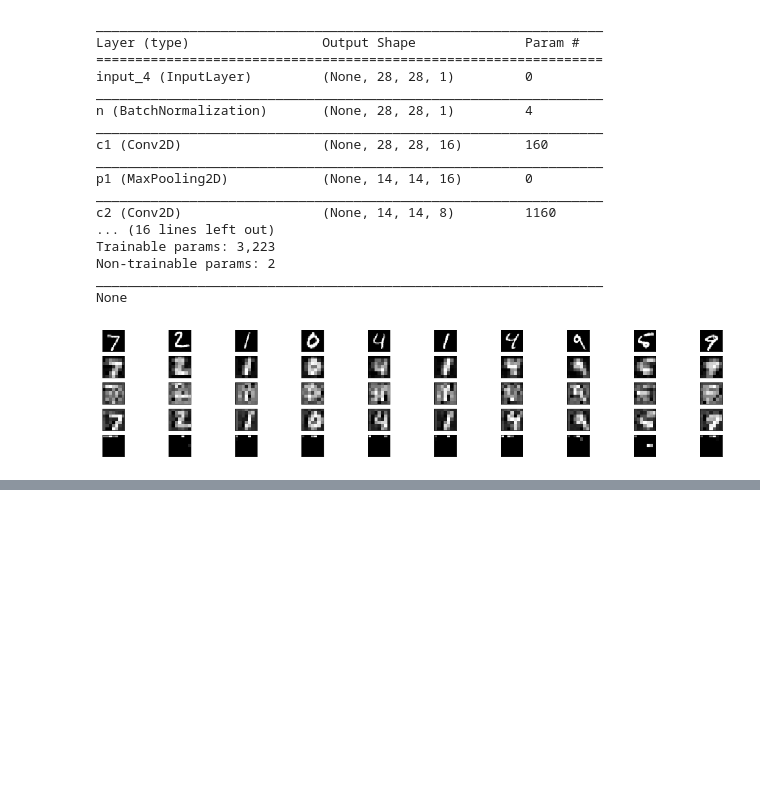
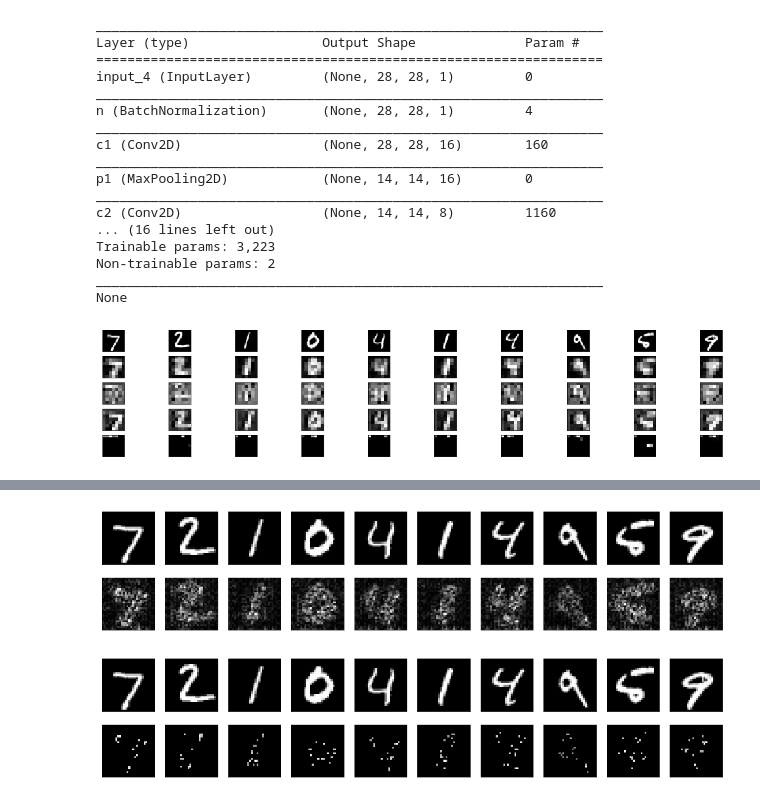
Before and after one commit to xo63der/MA, a Jupyter notebook: Code/CAE/conv_AE.ipynb, the cells around one changed output, grey strips where cells are left out. Drawn from its saved outputs; the diff is of its cells as text; code cells hidden in the pictures; blank space fills up the shorter version.

```diff
--- a/Code/CAE/conv_AE.ipynb
+++ b/Code/CAE/conv_AE.ipynb
@@ -348,2 +348,54 @@ show_imgs(x_9_test,it_temp)
+# %%
+def getMaxGrads(input_set, model, layer_name, nof):
+
+    layer_dict = dict([(layer.name, layer) for layer in model.layers[1:]])
+
+    out = np.zeros((len(input_set),len(input_set[0]),len(input_set[0][0])))
+
+    for i in range(nof):
+        filter_index = i  # can be any integer from 0 to 511, as there are 512 filters in that layer
+
+        layer_output = layer_dict[layer_name].output
+        loss = K.mean(layer_output[:, :, :, filter_index])
+
+        # compute the gradient of the input picture wrt this loss
+        grads = K.gradients(loss, input_img)[0]
+
+        # normalization trick: we normalize the gradient
+        grads /= (K.sqrt(K.mean(K.square(grads))) + 1e-5)  ### normalize? ... later
+
+        # this function returns the loss and grads given the input picture
+        iterate = K.function([input_img], [loss, grads])
+
+        it = iterate([input_set])
+
+        len1=len(out)
+        len2=len(out[0])
+        len3=len(out[0][0])
+
+        for j in range(len1):
+            for k in range(len2):
+                for l in range(len3):
+                    if abs(it[1][j][k][l]) > out[j][k][l]:   #abs()?
+                       out[j][k][l]=abs(it[1][j][k][l])
+
+        return out
+
+out = getMaxGrads(x_9_test, autoencoder, 'c3', 4)
+
+show_imgs(x_9_test,out)
+
+it_temp=np.zeros((10000,28,28))
+for i in range(10000):
+    q=np.percentile(out[i],98)
+    for j in range(28):
+        for k in range(28):
+            if(out[i][j][k]>q):
+               it_temp[i][j][k]=out[i][j][k]
+
+show_imgs(x_9_test,it_temp)
+# %% [output]
+[figure, added]
+[figure, added]
 # %%
 # %% [output]
```
Also changed, not shown: parts of 5 cells of this notebook, 11 other files.
